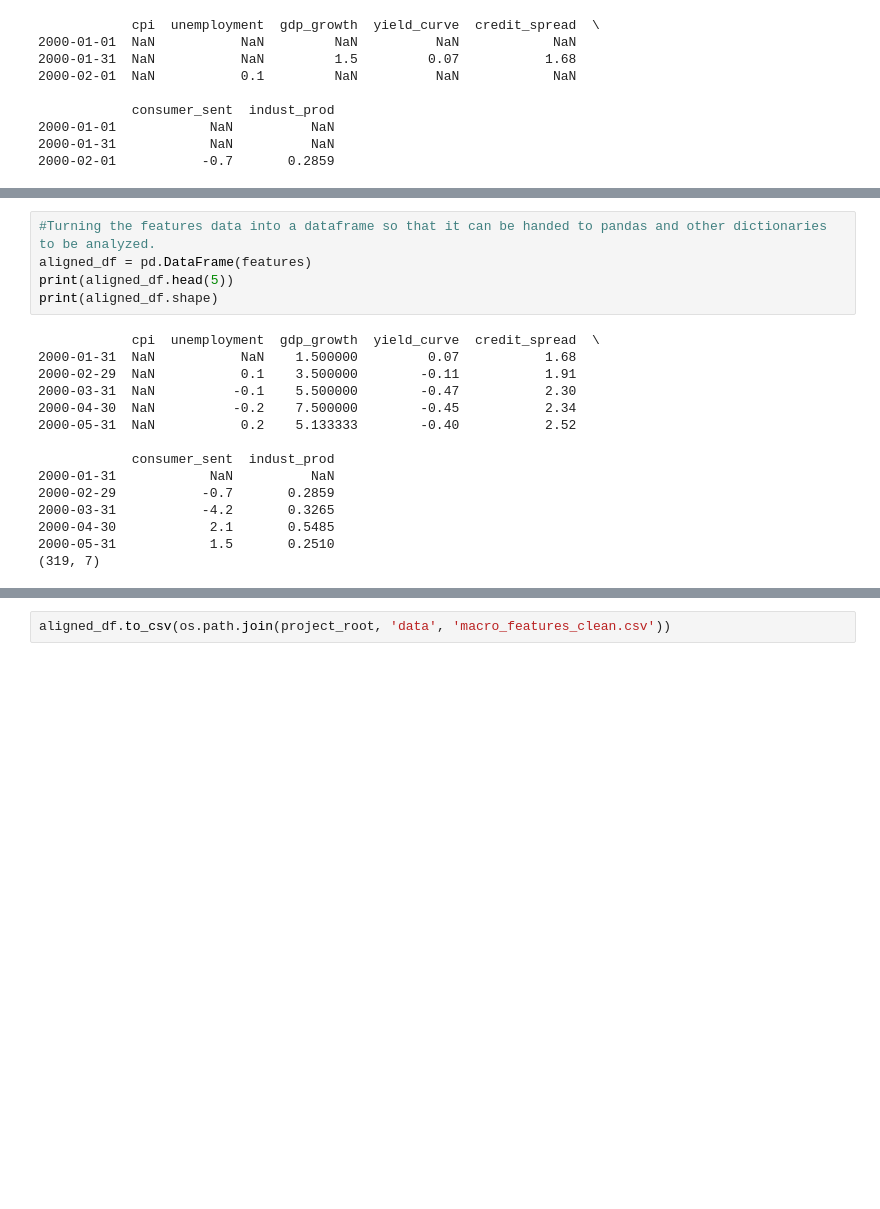
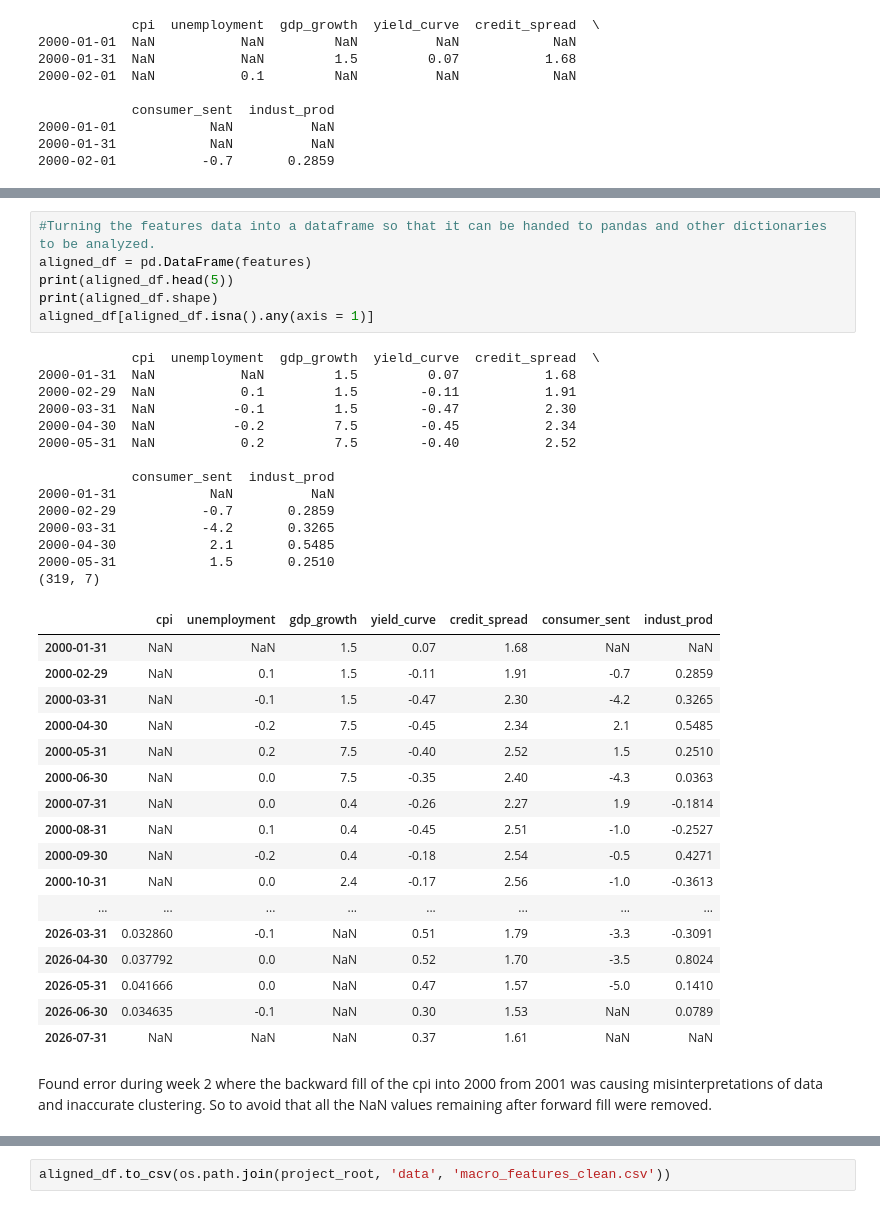
Before and after one commit to NamanSoni31/macro-regime-classifier, a Jupyter notebook: notebooks/01_data_collection.ipynb, the cells around one changed output, grey strips where cells are left out. Drawn from its saved outputs; the diff is of its cells as text; blank space fills up the shorter version.

Commit message:
Found Bias formed by backward fill giving model info it shouldn't have. Fix by only forward filling data and removing remaining NaN values.

```diff
--- a/notebooks/01_data_collection.ipynb
+++ b/notebooks/01_data_collection.ipynb
@@ -124,22 +124,42 @@ Freq: ME, dtype: float64
 # %%
 #Turning the features data into a dataframe so that it can be handed to pandas and other dictionaries to be analyzed.
 aligned_df = pd.DataFrame(features)
 print(aligned_df.head(5))
 print(aligned_df.shape)
+aligned_df[aligned_df.isna().any(axis = 1)]
 # %% [output]
             cpi  unemployment  gdp_growth  yield_curve  credit_spread  \
-2000-01-31  NaN           NaN    1.500000         0.07           1.68
-2000-02-29  NaN           0.1    3.500000        -0.11           1.91
-2000-03-31  NaN          -0.1    5.500000        -0.47           2.30
-2000-04-30  NaN          -0.2    7.500000        -0.45           2.34
-2000-05-31  NaN           0.2    5.133333        -0.40           2.52
+2000-01-31  NaN           NaN         1.5         0.07           1.68
+2000-02-29  NaN           0.1         1.5        -0.11           1.91
+2000-03-31  NaN          -0.1         1.5        -0.47           2.30
+2000-04-30  NaN          -0.2         7.5        -0.45           2.34
+2000-05-31  NaN           0.2         7.5        -0.40           2.52
 
             consumer_sent  indust_prod
 2000-01-31            NaN          NaN
 2000-02-29           -0.7       0.2859
 2000-03-31           -4.2       0.3265
 2000-04-30            2.1       0.5485
 2000-05-31            1.5       0.2510
 (319, 7)
+|  | cpi | unemployment | gdp_growth | yield_curve | credit_spread | consumer_sent | indust_prod |
+| 2000-01-31 | NaN | NaN | 1.5 | 0.07 | 1.68 | NaN | NaN |
+| 2000-02-29 | NaN | 0.1 | 1.5 | -0.11 | 1.91 | -0.7 | 0.2859 |
+| 2000-03-31 | NaN | -0.1 | 1.5 | -0.47 | 2.30 | -4.2 | 0.3265 |
+| 2000-04-30 | NaN | -0.2 | 7.5 | -0.45 | 2.34 | 2.1 | 0.5485 |
+| 2000-05-31 | NaN | 0.2 | 7.5 | -0.40 | 2.52 | 1.5 | 0.2510 |
+| 2000-06-30 | NaN | 0.0 | 7.5 | -0.35 | 2.40 | -4.3 | 0.0363 |
+| 2000-07-31 | NaN | 0.0 | 0.4 | -0.26 | 2.27 | 1.9 | -0.1814 |
+| 2000-08-31 | NaN | 0.1 | 0.4 | -0.45 | 2.51 | -1.0 | -0.2527 |
+| 2000-09-30 | NaN | -0.2 | 0.4 | -0.18 | 2.54 | -0.5 | 0.4271 |
+| 2000-10-31 | NaN | 0.0 | 2.4 | -0.17 | 2.56 | -1.0 | -0.3613 |
+| ... | ... | ... | ... | ... | ... | ... | ... |
+| 2026-03-31 | 0.032860 | -0.1 | NaN | 0.51 | 1.79 | -3.3 | -0.3091 |
+| 2026-04-30 | 0.037792 | 0.0 | NaN | 0.52 | 1.70 | -3.5 | 0.8024 |
+| 2026-05-31 | 0.041666 | 0.0 | NaN | 0.47 | 1.57 | -5.0 | 0.1410 |
+| 2026-06-30 | 0.034635 | -0.1 | NaN | 0.30 | 1.53 | NaN | 0.0789 |
+| 2026-07-31 | NaN | NaN | NaN | 0.37 | 1.61 | NaN | NaN |
+# %% [markdown]
+Found error during week 2 where the backward fill of the cpi into 2000 from 2001 was causing misinterpretations of data and inaccurate clustering. So to avoid that all the NaN values remaining after forward fill were removed.
 # %%
 # Conduct forward fill along with backward fill to get rid of all nan values in the table.
```
Also changed, not shown: parts of 10 cells of this notebook, 8 other files.
